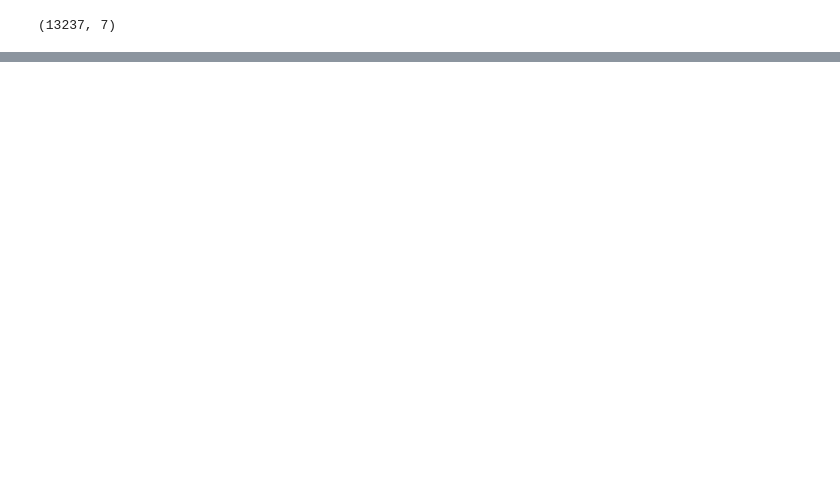
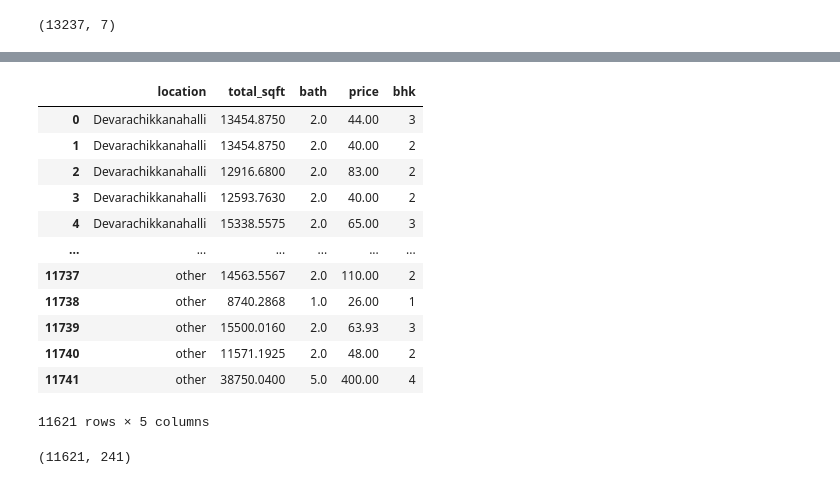
Before and after one commit to Swaraj07082/Real_estate-price-prediction, a Jupyter notebook: code.ipynb, the cells around one changed output, grey strips where cells are left out. Cells and saved outputs as stored; diff of their text form; code cells hidden in the pictures; blank space fills up the shorter version.

```diff
--- a/code.ipynb
+++ b/code.ipynb
@@ -445,0 +515,2 @@ df6.shape
+# %%
+df8 = df7[df7['bath'] < df7['bhk']+2]
@@ -445,0 +521,16 @@ df6.shape
+# %%
+df8.drop(['size' , 'price_per_sqft'] , axis=1)
+# %% [output]
+|  | location | total_sqft | bath | price | bhk |
+| 0 | Devarachikkanahalli | 13454.8750 | 2.0 | 44.00 | 3 |
+| 1 | Devarachikkanahalli | 13454.8750 | 2.0 | 40.00 | 2 |
+| 2 | Devarachikkanahalli | 12916.6800 | 2.0 | 83.00 | 2 |
+| 3 | Devarachikkanahalli | 12593.7630 | 2.0 | 40.00 | 2 |
+| 4 | Devarachikkanahalli | 15338.5575 | 2.0 | 65.00 | 3 |
+| ... | ... | ... | ... | ... | ... |
+| 11737 | other | 14563.5567 | 2.0 | 110.00 | 2 |
+| 11738 | other | 8740.2868 | 1.0 | 26.00 | 1 |
+| 11739 | other | 15500.0160 | 2.0 | 63.93 | 3 |
+| 11740 | other | 11571.1925 | 2.0 | 48.00 | 2 |
+| 11741 | other | 38750.0400 | 5.0 | 400.00 | 4 |
+11621 rows × 5 columns
@@ -445,0 +539,4 @@ df6.shape
+# %%
+dummies.shape
+# %% [output]
+(11621, 241)
```
Also changed, not shown: parts of 21 cells of this notebook.
